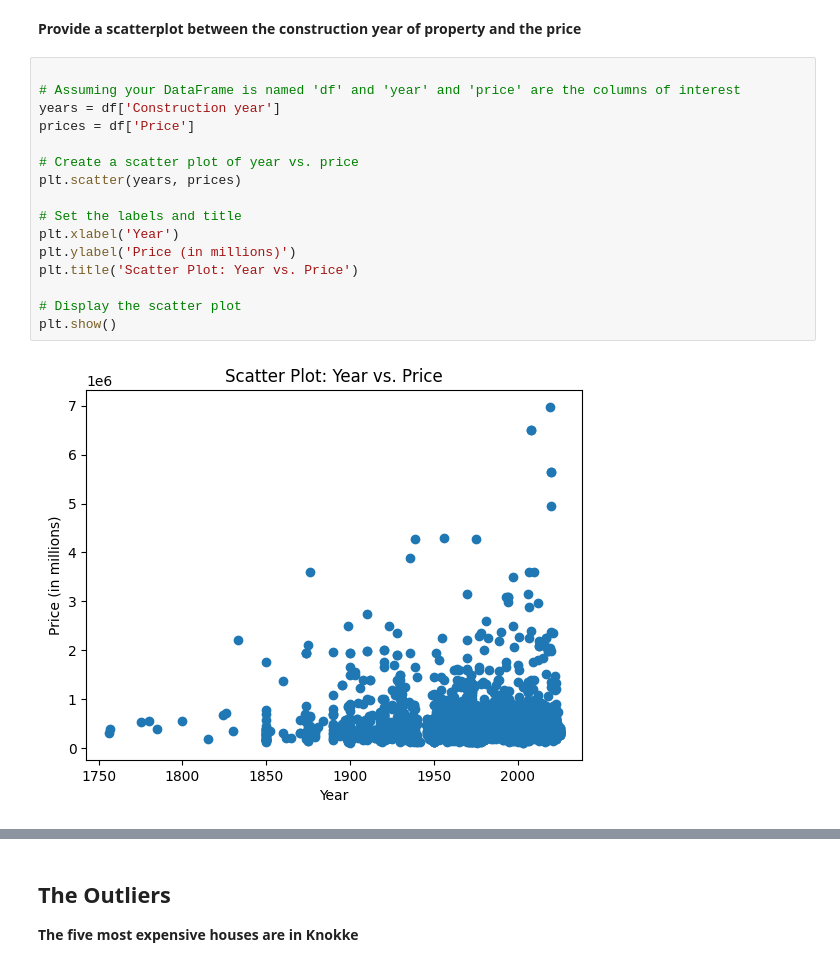
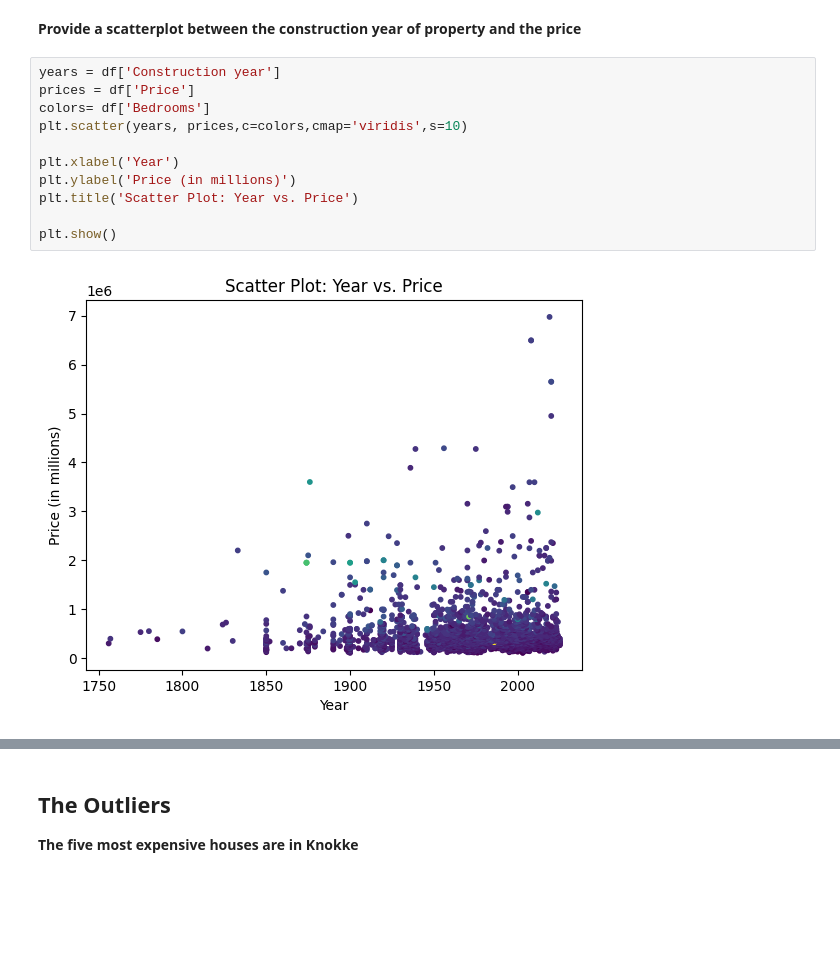
Before and after one commit to JonathanRabbi/Data_Analysis_Immo, a Jupyter notebook: Analysis_10K.ipynb, the cells around one changed output, grey strips where cells are left out. Drawn from its saved outputs; the diff is of its cells as text; blank space fills up the shorter version.

```diff
--- a/Analysis_10K.ipynb
+++ b/Analysis_10K.ipynb
@@ -135,20 +135,15 @@ plt.show()
 # %% [markdown]
 **Provide a scatterplot between the construction year of property and the price**
 # %%
-
-# Assuming your DataFrame is named 'df' and 'year' and 'price' are the columns of interest
 years = df['Construction year']
 prices = df['Price']
+colors= df['Bedrooms']
+plt.scatter(years, prices,c=colors,cmap='viridis',s=10)
 
-# Create a scatter plot of year vs. price
-plt.scatter(years, prices)
-
-# Set the labels and title
 plt.xlabel('Year')
 plt.ylabel('Price (in millions)')
 plt.title('Scatter Plot: Year vs. Price')
 
-# Display the scatter plot
 plt.show()
 # %% [output]
-[figure, old version]
+[figure, new version]
```
Also changed, not shown: parts of 4 cells of this notebook, 5 other files.
